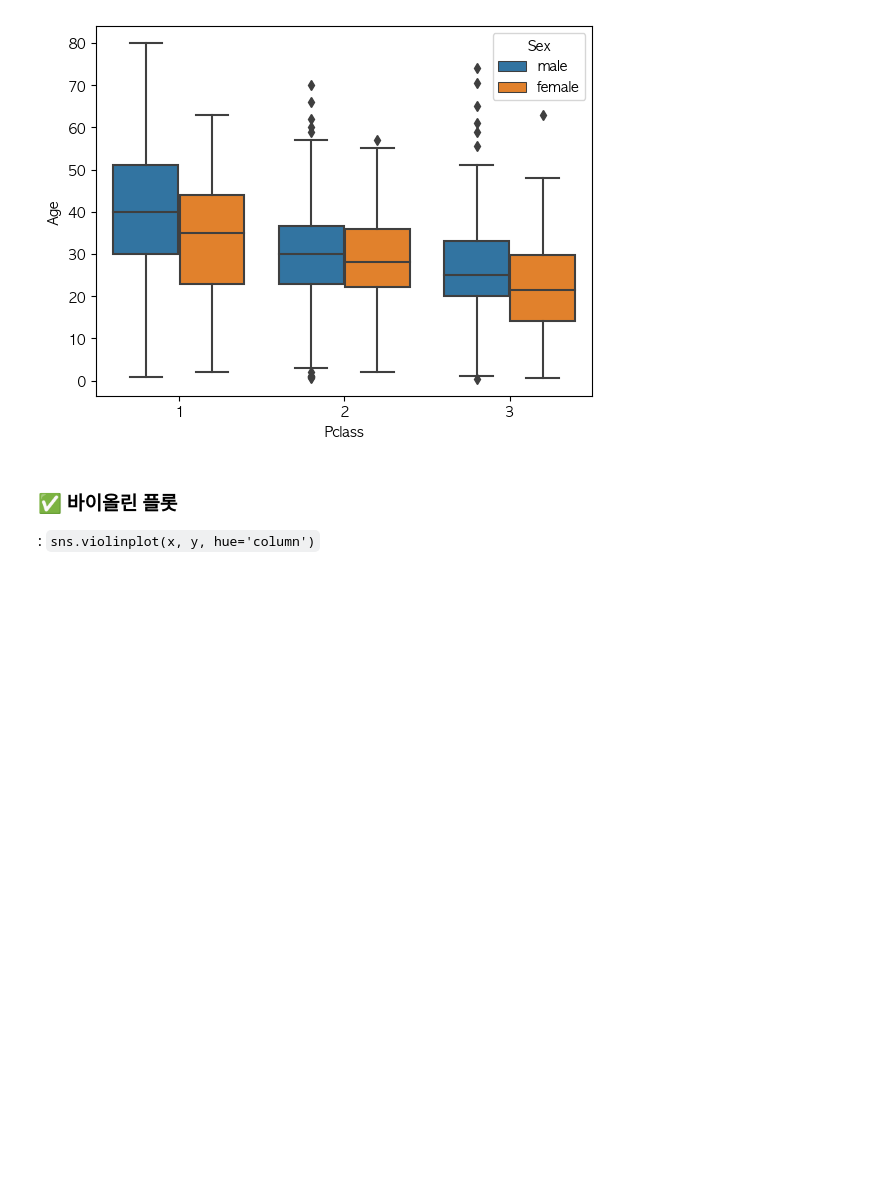
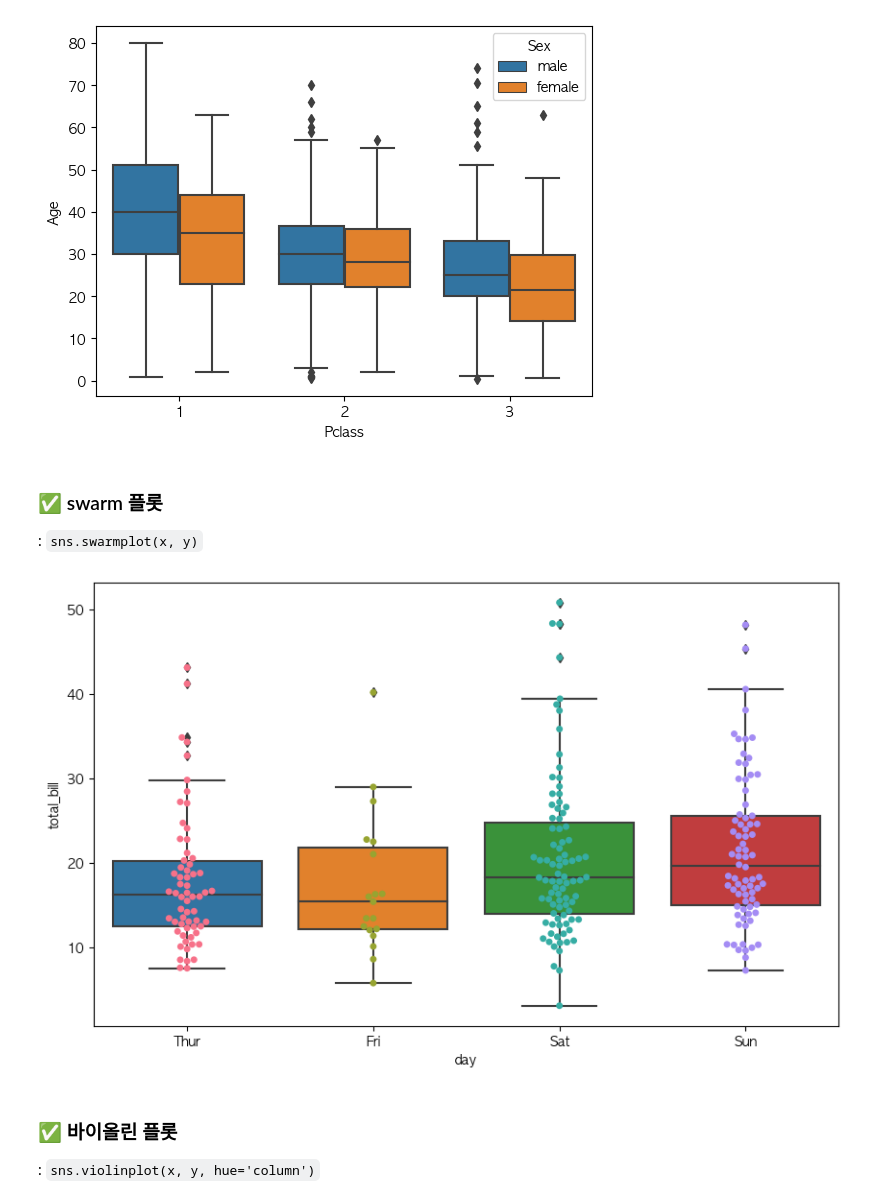
Before and after one commit to HeeJu-XiJu/Pandas, a Jupyter notebook: 23_시각화 - seaborn.ipynb, the cells around one changed output. Drawn from its saved outputs; the diff is of its cells as text; code cells hidden in the pictures; blank space fills up the shorter version.

```diff
--- a/23_시각화 - seaborn.ipynb
+++ b/23_시각화 - seaborn.ipynb
@@ -109,6 +128,16 @@ sns.boxplot(x='Pclass', y='Age', hue='Sex', data=titanic_df)
 plt.show()
 # %% [output]
 [figure]
+# %% [markdown]
+### ✅ swarm 플롯
+: `sns.swarmplot(x, y)`
+# %%
+plt.figure(figsize=(10,6))
+sns.boxplot(x='day', y='total_bill', data=tips)
+sns.swarmplot(x='day', y='total_bill', data=tips, palette='husl')
+plt.show()
+# %% [output]
+[figure, added]
 # %% [markdown]
 ### ✅ 바이올린 플롯
 : `sns.violinplot(x, y, hue='column')`
```
Also changed, not shown: parts of 13 cells of this notebook.
